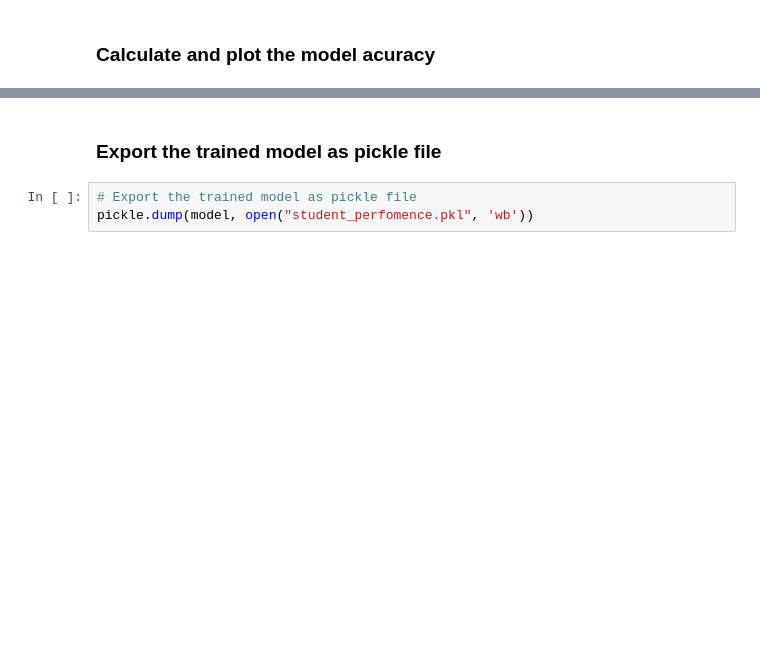
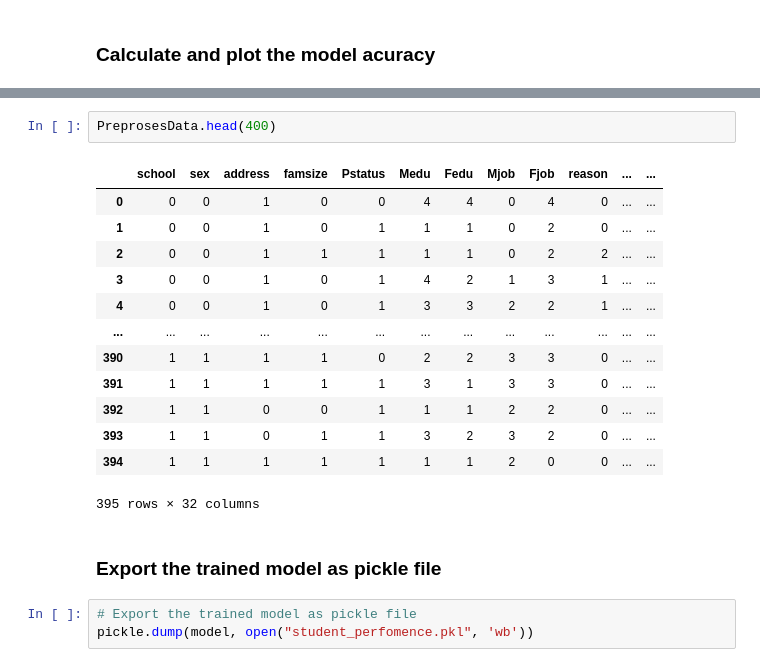
Before and after one commit to cawizca/ML_Assignment2_IT19213590_IT19210520_IT19207100_IT19209012, a Jupyter notebook: model.ipynb, the cells around one changed output, grey strips where cells are left out. Saved outputs shown, nothing was run; the diff lists cells and outputs as text; blank space fills up the shorter version.

```diff
--- a/model.ipynb
+++ b/model.ipynb
@@ -346,3 +313,19 @@ weighted avg       0.91      0.90      0.90        79
+# %%
+PreprosesData.head(400)
+# %% [output]
+|  | school | sex | address | famsize | Pstatus | Medu | Fedu | Mjob | Fjob | reason | ... | ... |
+| 0 | 0 | 0 | 1 | 0 | 0 | 4 | 4 | 0 | 4 | 0 | ... | ... |
+| 1 | 0 | 0 | 1 | 0 | 1 | 1 | 1 | 0 | 2 | 0 | ... | ... |
+| 2 | 0 | 0 | 1 | 1 | 1 | 1 | 1 | 0 | 2 | 2 | ... | ... |
+| 3 | 0 | 0 | 1 | 0 | 1 | 4 | 2 | 1 | 3 | 1 | ... | ... |
+| 4 | 0 | 0 | 1 | 0 | 1 | 3 | 3 | 2 | 2 | 1 | ... | ... |
+| ... | ... | ... | ... | ... | ... | ... | ... | ... | ... | ... | ... | ... |
+| 390 | 1 | 1 | 1 | 1 | 0 | 2 | 2 | 3 | 3 | 0 | ... | ... |
+| 391 | 1 | 1 | 1 | 1 | 1 | 3 | 1 | 3 | 3 | 0 | ... | ... |
+| 392 | 1 | 1 | 0 | 0 | 1 | 1 | 1 | 2 | 2 | 0 | ... | ... |
+| 393 | 1 | 1 | 0 | 1 | 1 | 3 | 2 | 3 | 2 | 0 | ... | ... |
+| 394 | 1 | 1 | 1 | 1 | 1 | 1 | 1 | 2 | 0 | 0 | ... | ... |
+395 rows × 32 columns
 # %% [markdown]
 ### Export the trained model as pickle file
 # %%
```
Also changed, not shown: parts of 12 cells of this notebook, 3 other files.
